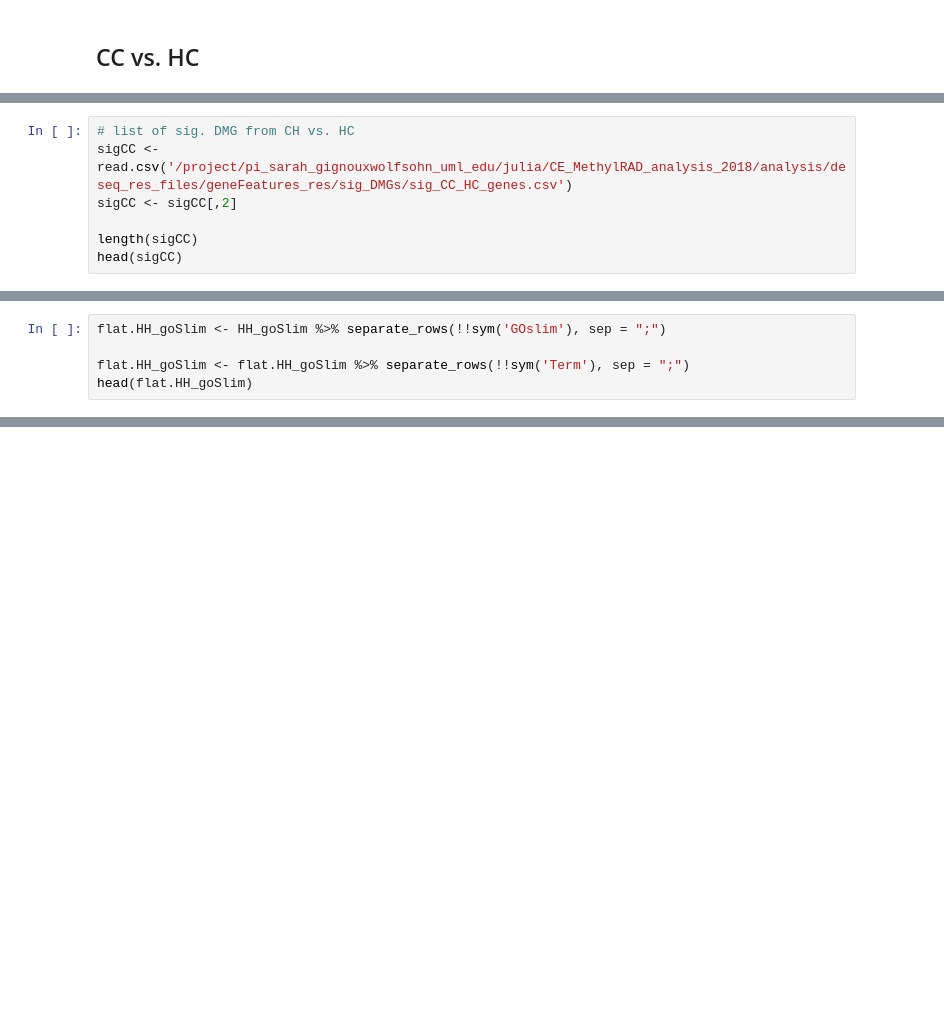
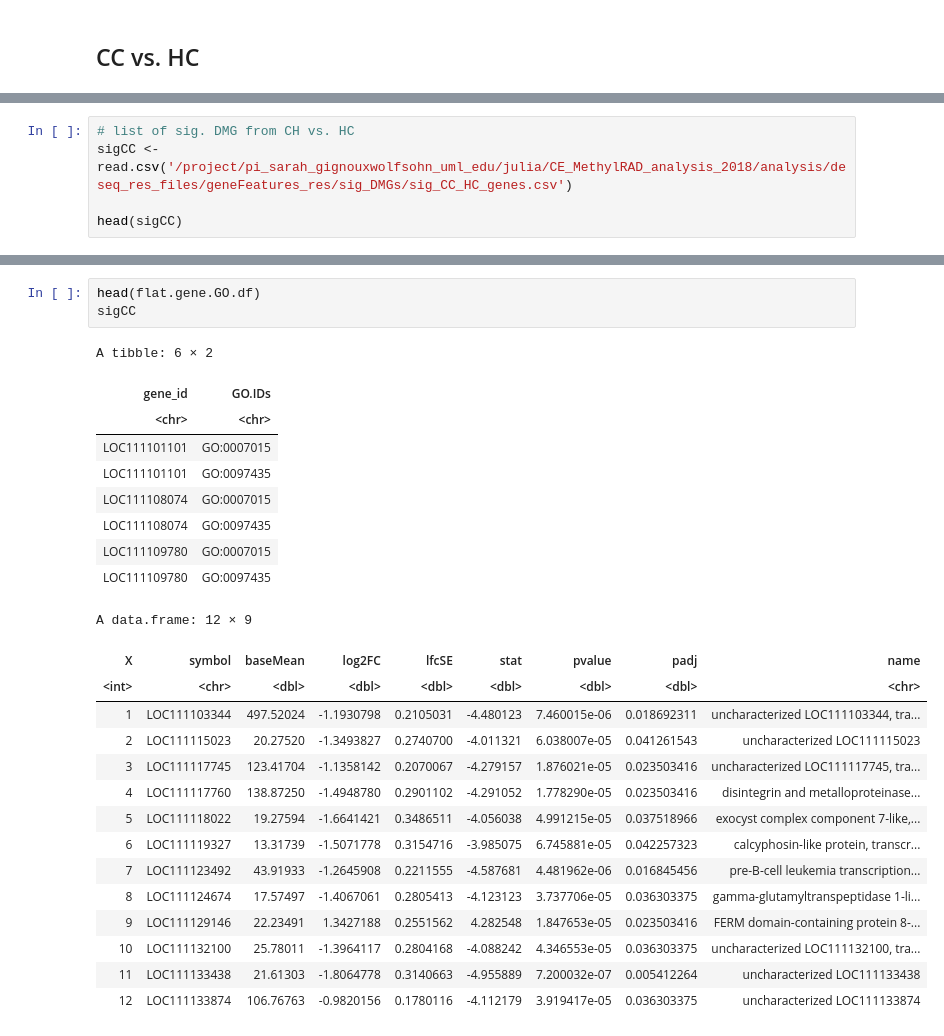
Before and after one commit to jgmcdonough/CE18_methylRAD_analysis, a Jupyter notebook: analysis/DMGs_analysis/mapGO2GOslim.ipynb, the cells around one changed output, grey strips where cells are left out. Saved outputs shown, nothing was run; the diff lists cells and outputs as text; blank space fills up the shorter version.

```diff
--- a/analysis/DMGs_analysis/mapGO2GOslim.ipynb
+++ b/analysis/DMGs_analysis/mapGO2GOslim.ipynb
@@ -924,8 +911,6 @@ A data.frame: 6 × 5
 # %%
 # list of sig. DMG from CH vs. HC
 sigCC <- read.csv('/project/pi_sarah_gignouxwolfsohn_uml_edu/julia/CE_MethylRAD_analysis_2018/analysis/deseq_res_files/geneFeatures_res/sig_DMGs/sig_CC_HC_genes.csv')
-sigCC <- sigCC[,2]
 
-length(sigCC)
 head(sigCC)
 # %% [output]
@@ -935,5 +925,0 @@ head(sigCC)
-# %%
-flat.HH_goSlim <- HH_goSlim %>% separate_rows(!!sym('GOslim'), sep = ";")
-
-flat.HH_goSlim <- flat.HH_goSlim %>% separate_rows(!!sym('Term'), sep = ";")
-head(flat.HH_goSlim)
@@ -962,0 +933,28 @@ HH_goSlim_DMG
+# %%
+head(flat.gene.GO.df)
+sigCC
+# %% [output]
+A tibble: 6 × 2
+| gene_id | GO.IDs |
+| <chr> | <chr> |
+| LOC111101101 | GO:0007015 |
+| LOC111101101 | GO:0097435 |
+| LOC111108074 | GO:0007015 |
+| LOC111108074 | GO:0097435 |
+| LOC111109780 | GO:0007015 |
+| LOC111109780 | GO:0097435 |
+A data.frame: 12 × 9
+| X | symbol | baseMean | log2FC | lfcSE | stat | pvalue | padj | name |
+| <int> | <chr> | <dbl> | <dbl> | <dbl> | <dbl> | <dbl> | <dbl> | <chr> |
+| 1 | LOC111103344 | 497.52024 | -1.1930798 | 0.2105031 | -4.480123 | 7.460015e-06 | 0.018692311 | uncharacterized LOC111103344, tra... |
+| 2 | LOC111115023 | 20.27520 | -1.3493827 | 0.2740700 | -4.011321 | 6.038007e-05 | 0.041261543 | uncharacterized LOC111115023 |
+| 3 | LOC111117745 | 123.41704 | -1.1358142 | 0.2070067 | -4.279157 | 1.876021e-05 | 0.023503416 | uncharacterized LOC111117745, tra... |
+| 4 | LOC111117760 | 138.87250 | -1.4948780 | 0.2901102 | -4.291052 | 1.778290e-05 | 0.023503416 | disintegrin and metalloproteinase... |
+| 5 | LOC111118022 | 19.27594 | -1.6641421 | 0.3486511 | -4.056038 | 4.991215e-05 | 0.037518966 | exocyst complex component 7-like,... |
+| 6 | LOC111119327 | 13.31739 | -1.5071778 | 0.3154716 | -3.985075 | 6.745881e-05 | 0.042257323 | calcyphosin-like protein, transcr... |
+| 7 | LOC111123492 | 43.91933 | -1.2645908 | 0.2211555 | -4.587681 | 4.481962e-06 | 0.016845456 | pre-B-cell leukemia transcription... |
+| 8 | LOC111124674 | 17.57497 | -1.4067061 | 0.2805413 | -4.123123 | 3.737706e-05 | 0.036303375 | gamma-glutamyltranspeptidase 1-li... |
+| 9 | LOC111129146 | 22.23491 | 1.3427188 | 0.2551562 | 4.282548 | 1.847653e-05 | 0.023503416 | FERM domain-containing protein 8-... |
+| 10 | LOC111132100 | 25.78011 | -1.3964117 | 0.2804168 | -4.088242 | 4.346553e-05 | 0.036303375 | uncharacterized LOC111132100, tra... |
+| 11 | LOC111133438 | 21.61303 | -1.8064778 | 0.3140663 | -4.955889 | 7.200032e-07 | 0.005412264 | uncharacterized LOC111133438 |
+| 12 | LOC111133874 | 106.76763 | -0.9820156 | 0.1780116 | -4.112179 | 3.919417e-05 | 0.036303375 | uncharacterized LOC111133874 |
```
Also changed, not shown: parts of 31 cells of this notebook.
